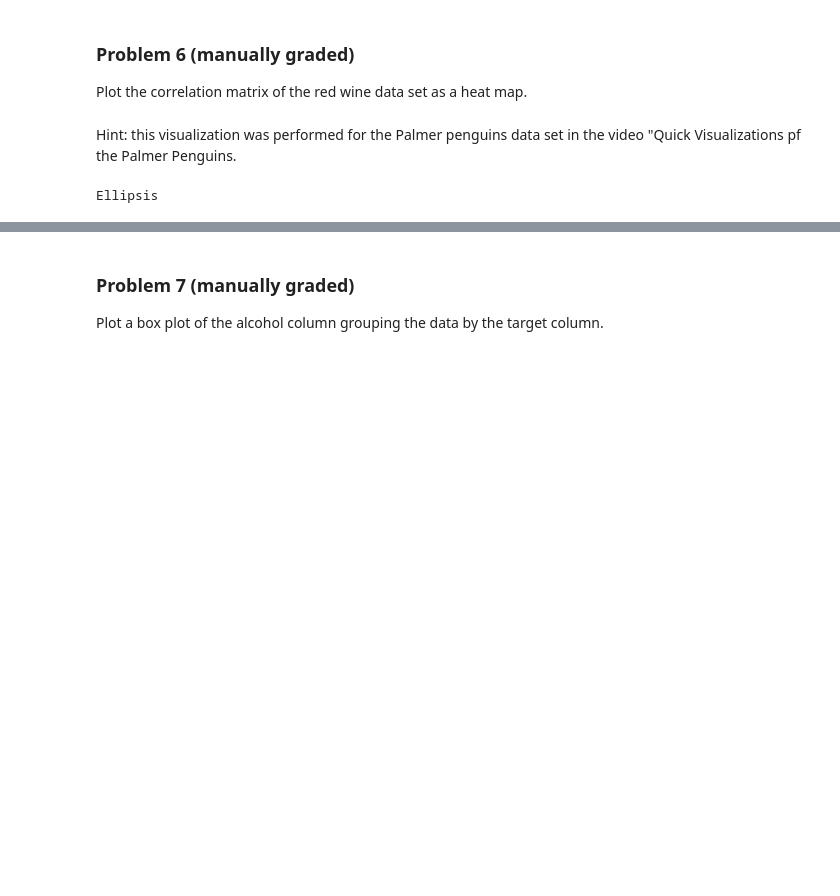
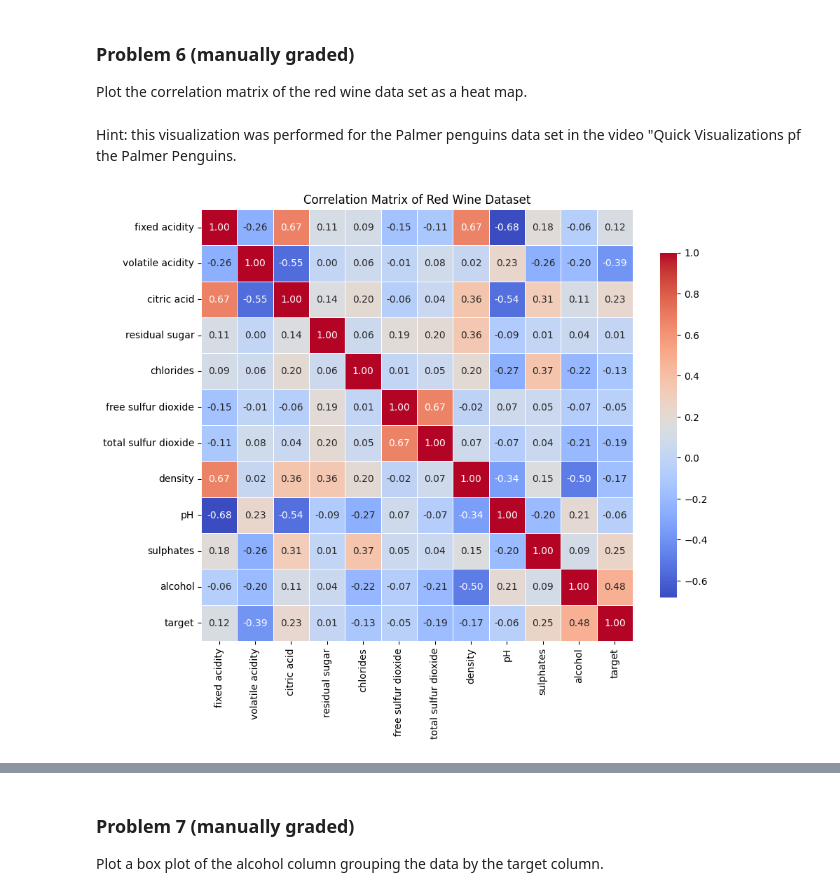
Before and after one commit to JCameronH/dx602-homework-10, a Jupyter notebook: homework.ipynb, the cells around one changed output, grey strips where cells are left out. Drawn from its saved outputs; the diff is of its cells as text; code cells hidden in the pictures; blank space fills up the shorter version.

```diff
--- a/homework.ipynb
+++ b/homework.ipynb
@@ -171,12 +171,35 @@ plt.show()
 Plot the correlation matrix of the red wine data set as a heat map.
 # %% [markdown]
 Hint: this visualization was performed for the Palmer penguins data set in the video "Quick Visualizations pf the Palmer Penguins.
-# %%
-# YOUR CHANGES HERE
-
-...
-# %% [output]
-Ellipsis
+# %%
+# YOUR CHANGES HERE
+
+#I USED SEABORN AFTER THE WEEKLY LECTURE DISCUSSION OVER ALLOWING IT IN AUTOGRADER
+import seaborn as sns
+# Compute correlation matrix
+corr = red_wine.corr()
+
+# Set figure size
+plt.figure(figsize=(10, 8))
+
+# Create heatmap
+sns.heatmap(
+    corr,
+    annot=True,        # display correlation values
+    fmt=".2f",         # format to two decimals
+    cmap="coolwarm",   # color map for positive/negative correlations
+    square=True,       # make cells square
+    linewidths=0.5,    # lines between cells
+    cbar_kws={"shrink": 0.8}  # adjust colorbar size
+)
+
+# Add title
+plt.title("Correlation Matrix of Red Wine Dataset")
+
+# Show the plot
+plt.show()
+# %% [output]
+[figure, added]
 # %% [markdown]
 <div style="page-break-after: always;"></div>
 # %% [markdown]
```
